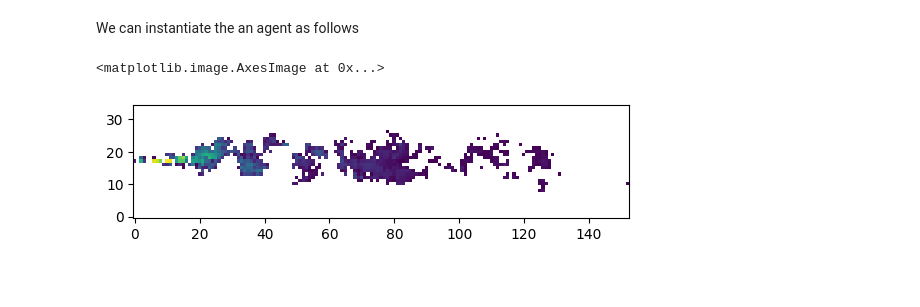
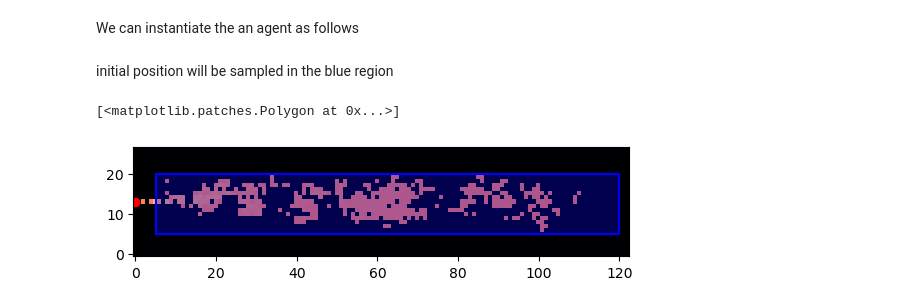
Before and after one commit to PimLb/pynav, a Jupyter notebook: notebooks/Tutorial.ipynb, the cells around one changed output. Drawn from its saved outputs; the diff is of its cells as text; code cells hidden in the pictures; blank space fills up the shorter version.

```diff
--- a/notebooks/Tutorial.ipynb
+++ b/notebooks/Tutorial.ipynb
@@ -59,8 +44 @@ env = Env(data = data,
           rewards = rewards)
-# %%
-fig, ax = plt.subplots()
-
-ax.imshow(np.log10(env.data[0, :, :]), origin='lower')
-# %% [output]
-<matplotlib.image.AxesImage at 0x...>
-[figure, removed]
@@ -74,0 +54,20 @@ init_sample = env.reset(options)
+# %% [markdown]
+initial position will be sampled in the blue region
+# %%
+log_data = data.copy()
+log_data[log_data == 0.0] = 1e-20
+
+fig, ax = plt.subplots()
+ax.imshow(np.log10(log_data[0, :, :]), cmap='magma', origin='lower', vmax=log_data.max())
+ax.plot(0.0, 13.0, 'o', c='red')
+square_vertices = [(5, 5), (5, 20), (120, 20), (120, 5)]
+
+# Extract x and y coordinates of the vertices
+x, y = zip(*square_vertices)
+
+# Plot the square
+ax.plot(x + (x[0],), y + (y[0],), 'b-')  # 'b-' for blue line
+ax.fill(x, y, 'blue', alpha=0.3)  # Fill the square with blue color with transparency
+# %% [output]
+[<matplotlib.patches.Polygon at 0x...>]
+[figure, added]
```
Also changed, not shown: parts of 30 cells of this notebook, 24 other files.
